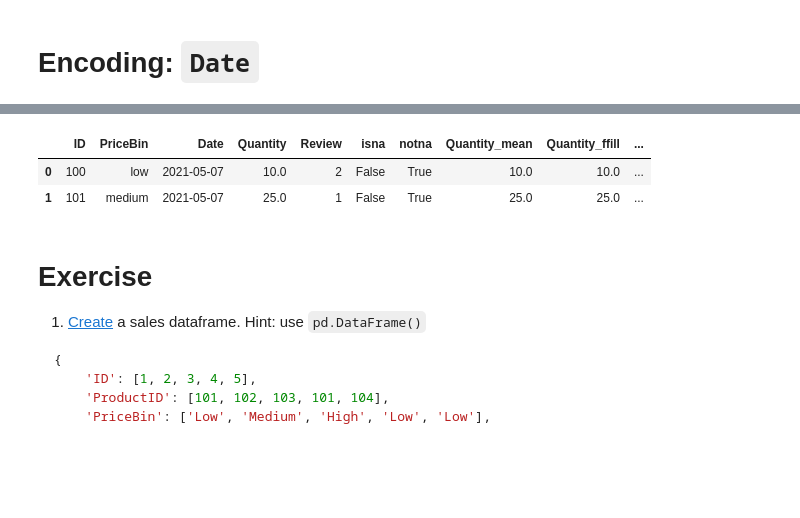
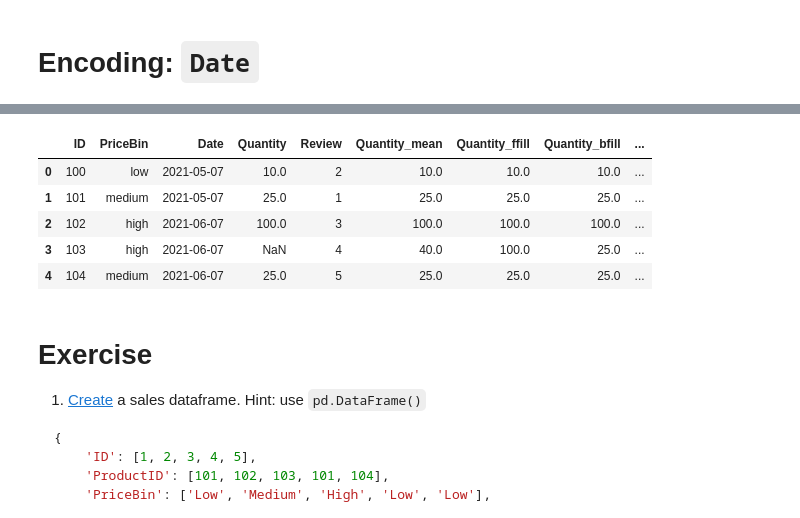
Before and after one commit to gabbosanti/machine-learning-lab, a Jupyter notebook: slides/lab-03-datapreparation.ipynb, the cells around one changed output, grey strips where cells are left out. Cells and saved outputs as stored; diff of their text form; code cells hidden in the pictures; blank space fills up the shorter version.

```diff
--- a/slides/lab-03-datapreparation.ipynb
+++ b/slides/lab-03-datapreparation.ipynb
@@ -243,12 +271,15 @@ df: ['ID', 'PriceBin', 'Date', 'Quantity', 'Review', 'isna', 'notna', 'Quantity_
 products_df: ['ProductID', 'ProductName']
 # %%
-products_df = products_df.rename({"ProductID": "ID"}, axis=1)
-combined_df = pd.merge(df, products_df, on='ID', how='left')
-combined_df.head(2)
+products_df = products_df.rename({"ProductID": "ID"}, axis=1) #Prende il dataset dei prodotti e rinomina un attributo
+combined_df = pd.merge(df, products_df, on='ID', how='left') #Uniamoli sulla base dell'attributo comune "ID" (per questo l'ho rinominato prima)
+combined_df
 # %% [output]
-|  | ID | PriceBin | Date | Quantity | Review | isna | notna | Quantity_mean | Quantity_ffill | ... |
-| 0 | 100 | low | 2021-05-07 | 10.0 | 2 | False | True | 10.0 | 10.0 | ... |
-| 1 | 101 | medium | 2021-05-07 | 25.0 | 1 | False | True | 25.0 | 25.0 | ... |
+|  | ID | PriceBin | Date | Quantity | Review | Quantity_mean | Quantity_ffill | Quantity_bfill | ... |
+| 0 | 100 | low | 2021-05-07 | 10.0 | 2 | 10.0 | 10.0 | 10.0 | ... |
+| 1 | 101 | medium | 2021-05-07 | 25.0 | 1 | 25.0 | 25.0 | 25.0 | ... |
+| 2 | 102 | high | 2021-06-07 | 100.0 | 3 | 100.0 | 100.0 | 100.0 | ... |
+| 3 | 103 | high | 2021-06-07 | NaN | 4 | 40.0 | 100.0 | 25.0 | ... |
+| 4 | 104 | medium | 2021-06-07 | 25.0 | 5 | 25.0 | 25.0 | 25.0 | ... |
 # %% [markdown]
 # Exercise
 
```
Also changed, not shown: parts of 18 cells of this notebook.
